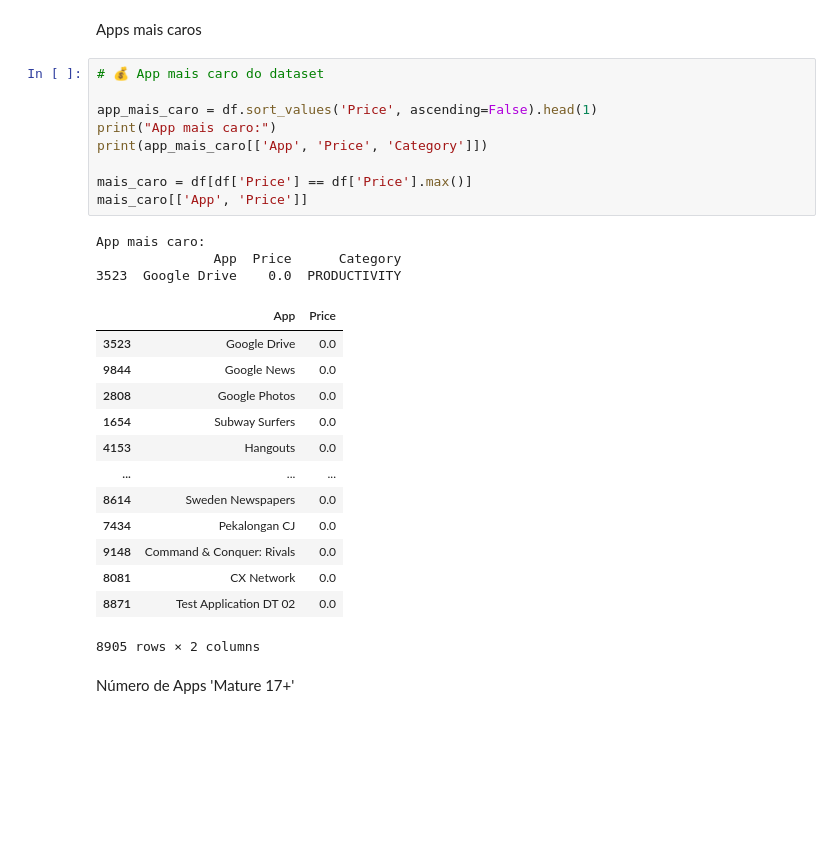
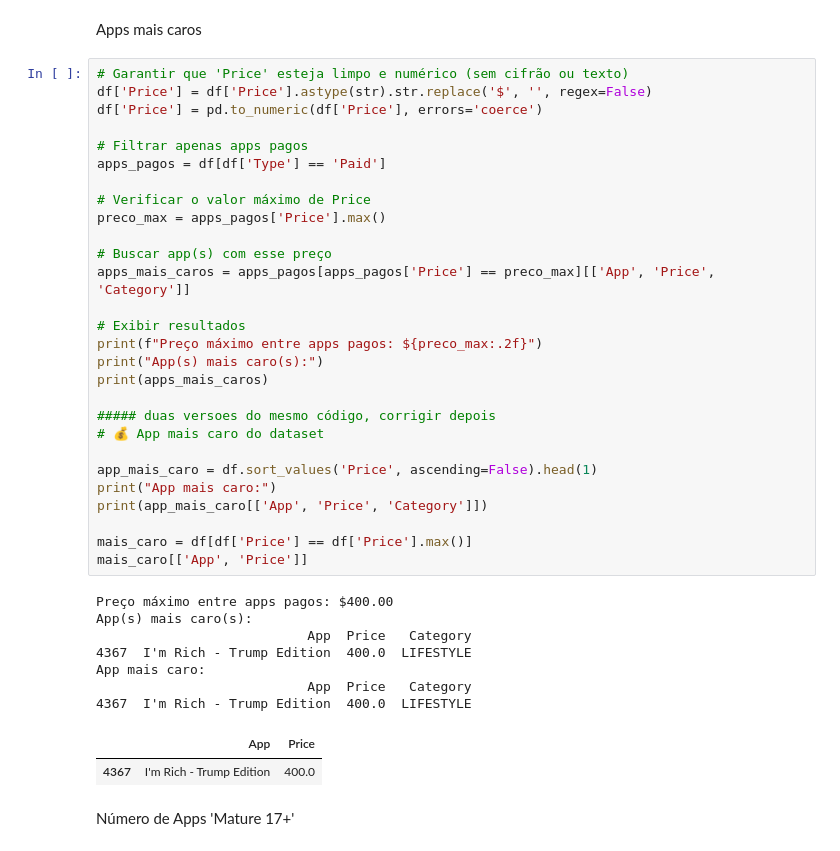
Before and after one commit to DaviSiq/Hackathon, a Jupyter notebook: python_hackathon/src/main.ipynb, the cells around one changed output. Saved outputs shown, nothing was run; the diff lists cells and outputs as text; blank space fills up the shorter version.

```diff
--- a/python_hackathon/src/main.ipynb
+++ b/python_hackathon/src/main.ipynb
@@ -116,31 +116,43 @@ plt.show()
 # %% [markdown]
 Apps mais caros
 # %%
+# Garantir que 'Price' esteja limpo e numérico (sem cifrão ou texto)
+df['Price'] = df['Price'].astype(str).str.replace('$', '', regex=False)
+df['Price'] = pd.to_numeric(df['Price'], errors='coerce')
+
+# Filtrar apenas apps pagos
+apps_pagos = df[df['Type'] == 'Paid']
+
+# Verificar o valor máximo de Price
+preco_max = apps_pagos['Price'].max()
+
+# Buscar app(s) com esse preço
+apps_mais_caros = apps_pagos[apps_pagos['Price'] == preco_max][['App', 'Price', 'Category']]
+
+# Exibir resultados
+print(f"Preço máximo entre apps pagos: ${preco_max:.2f}")
+print("App(s) mais caro(s):")
+print(apps_mais_caros)
+
+##### duas versoes do mesmo código, corrigir depois
 # 💰 App mais caro do dataset
 
 app_mais_caro = df.sort_values('Price', ascending=False).head(1)
 print("App mais caro:")
 print(app_mais_caro[['App', 'Price', 'Category']])
 
 mais_caro = df[df['Price'] == df['Price'].max()]
 mais_caro[['App', 'Price']]
 # %% [output]
+Preço máximo entre apps pagos: $400.00
+App(s) mais caro(s):
+                           App  Price   Category
+4367  I'm Rich - Trump Edition  400.0  LIFESTYLE
 App mais caro:
-               App  Price      Category
-3523  Google Drive    0.0  PRODUCTIVITY
+                           App  Price   Category
+4367  I'm Rich - Trump Edition  400.0  LIFESTYLE
 |  | App | Price |
-| 3523 | Google Drive | 0.0 |
-| 9844 | Google News | 0.0 |
-| 2808 | Google Photos | 0.0 |
-| 1654 | Subway Surfers | 0.0 |
-| 4153 | Hangouts | 0.0 |
-| ... | ... | ... |
-| 8614 | Sweden Newspapers | 0.0 |
-| 7434 | Pekalongan CJ | 0.0 |
-| 9148 | Command & Conquer: Rivals | 0.0 |
-| 8081 | CX Network | 0.0 |
-| 8871 | Test Application DT 02 | 0.0 |
+| 4367 | I'm Rich - Trump Edition | 400.0 |
-8905 rows × 2 columns
 # %% [markdown]
 Número de Apps 'Mature 17+'
 # %%
```
Also changed, not shown: parts of 11 cells of this notebook.
